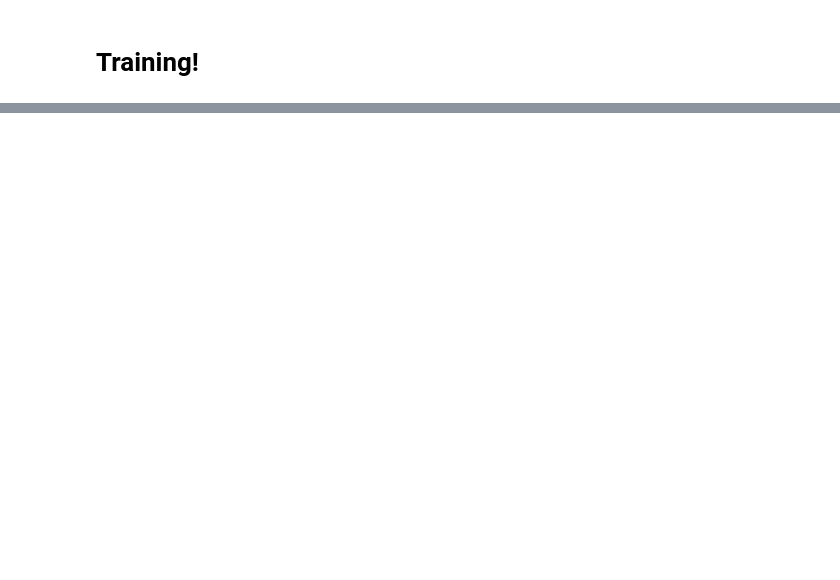
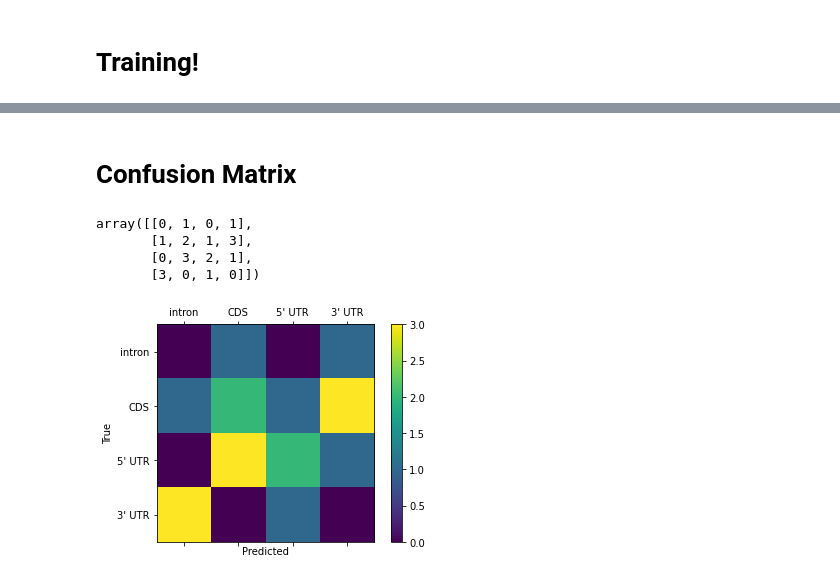
Before and after one commit to chloe-jeon/2020-Kundaje-Lab, a Jupyter notebook: Model_Training.ipynb, the cells around one changed output, grey strips where cells are left out. Cells and saved outputs as stored; diff of their text form; code cells hidden in the pictures; blank space fills up the shorter version.

Commit message:
Created confusion matrix (filler data for now), Validated data set (using test set, oops)

```diff
--- a/Model_Training.ipynb
+++ b/Model_Training.ipynb
@@ -253,0 +462,2 @@ hist2 = model.fit_generator(epochs = num_epochs,  # choose how many epochs to tr
+# %% [markdown]
+# Confusion Matrix
@@ -253,0 +468,23 @@ hist2 = model.fit_generator(epochs = num_epochs,  # choose how many epochs to tr
+# %%
+y_true = ["intron", "CDS", "CDS", "5' UTR", "CDS", "CDS", "CDS", "5' UTR", "5' UTR", "3' UTR", "3' UTR", "CDS", "3' UTR", "5' UTR", "5' UTR", "intron", "CDS", "3' UTR", "5' UTR"]
+y_pred = ["3' UTR", "CDS", "3' UTR", "CDS", "5' UTR", "CDS", "intron", "3' UTR", "CDS", "intron", "intron", "3' UTR", "intron", "CDS", "5' UTR", "CDS", "3' UTR", "5' UTR", "5' UTR"]
+myLabels = ["intron", "CDS", "5' UTR", "3' UTR"]
+cm = confusion_matrix(y_true, y_pred, labels=myLabels)
+cm
+# %% [output]
+array([[0, 1, 0, 1],
+       [1, 2, 1, 3],
+       [0, 3, 2, 1],
+       [3, 0, 1, 0]])
+# %%
+fig = plt.figure()
+ax = fig.add_subplot(111)
+cax = ax.matshow(cm)
+fig.colorbar(cax)
+ax.set_xticklabels([''] + myLabels)
+ax.set_yticklabels([''] + myLabels)
+plt.xlabel('Predicted')
+plt.ylabel('True')
+plt.show()
+# %% [output]
+[figure, added]
```
Also changed, not shown: parts of 42 cells of this notebook.
